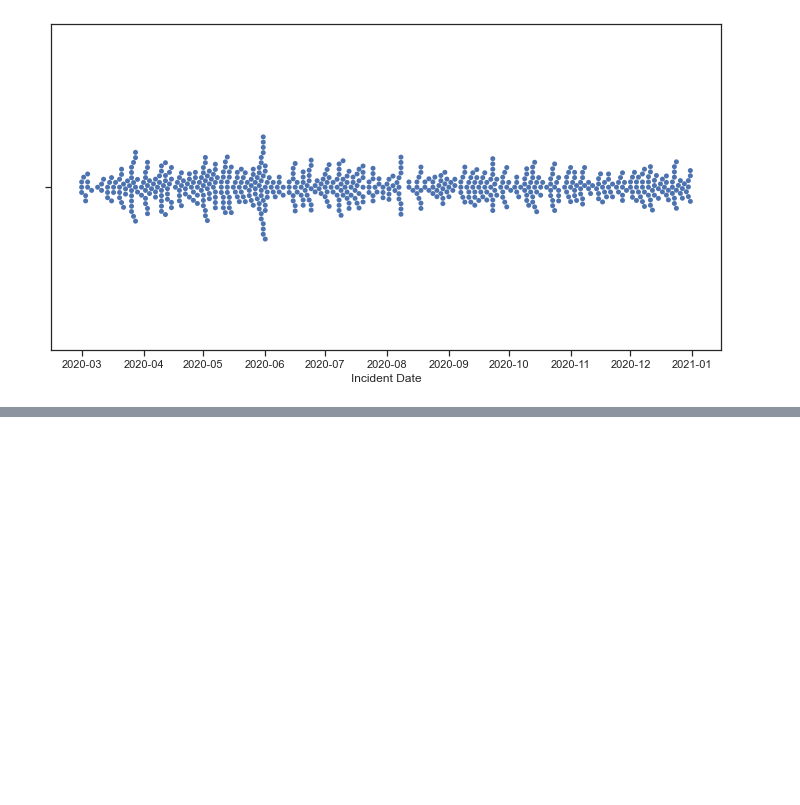
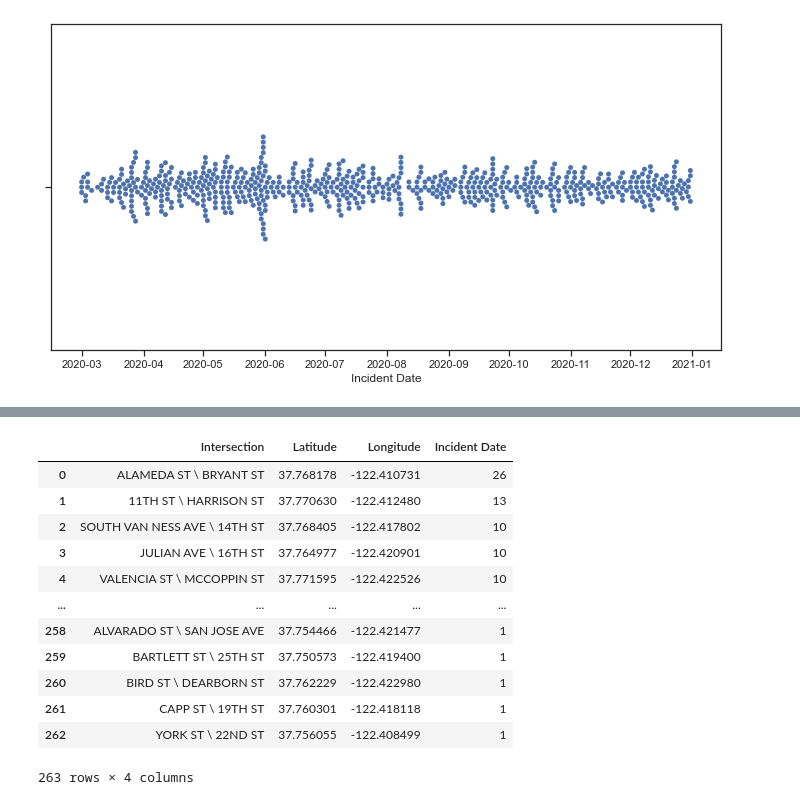
Before and after one commit to baharbiazar/San_Francisco_crime_EDA, a Jupyter notebook: src/sf_crime_analysis.ipynb, the cells around one changed output, grey strips where cells are left out. Cells and saved outputs as stored; diff of their text form; code cells hidden in the pictures; blank space fills up the shorter version.

```diff
--- a/src/sf_crime_analysis.ipynb
+++ b/src/sf_crime_analysis.ipynb
@@ -253,6 +273,8 @@ plt.savefig("../images/vtheft.png");
 [figure]
 # %%
 mission_burg= burg_20[burg_20['Analysis Neighborhood'] == 'Mission']
+# %%
+mission_vtheft= vtheft_20[vtheft_20['Analysis Neighborhood'] == 'Mission']
 # %%
 mission_burg.head(2)
 # %% [output]
@@ -306,0 +292,2 @@ mission_burg
+# %%
+mission_vtheft_g = mission_vtheft.groupby(['Intersection' , 'Latitude', 'Longitude']).count().reset_index()
@@ -306,0 +312,18 @@ mission_burg
+# %%
+df_2 = mission_vtheft_g.sort_values(by = 'Row ID', ascending = False).reset_index(drop = True).iloc[:, :4]
+# %%
+df_2
+# %% [output]
+|  | Intersection | Latitude | Longitude | Incident Date |
+| 0 | ALAMEDA ST \ BRYANT ST | 37.768178 | -122.410731 | 26 |
+| 1 | 11TH ST \ HARRISON ST | 37.770630 | -122.412480 | 13 |
+| 2 | SOUTH VAN NESS AVE \ 14TH ST | 37.768405 | -122.417802 | 10 |
+| 3 | JULIAN AVE \ 16TH ST | 37.764977 | -122.420901 | 10 |
+| 4 | VALENCIA ST \ MCCOPPIN ST | 37.771595 | -122.422526 | 10 |
+| ... | ... | ... | ... | ... |
+| 258 | ALVARADO ST \ SAN JOSE AVE | 37.754466 | -122.421477 | 1 |
+| 259 | BARTLETT ST \ 25TH ST | 37.750573 | -122.419400 | 1 |
+| 260 | BIRD ST \ DEARBORN ST | 37.762229 | -122.422980 | 1 |
+| 261 | CAPP ST \ 19TH ST | 37.760301 | -122.418118 | 1 |
+| 262 | YORK ST \ 22ND ST | 37.756055 | -122.408499 | 1 |
+263 rows × 4 columns
```
Also changed, not shown: parts of 17 cells of this notebook, 19 other files.
